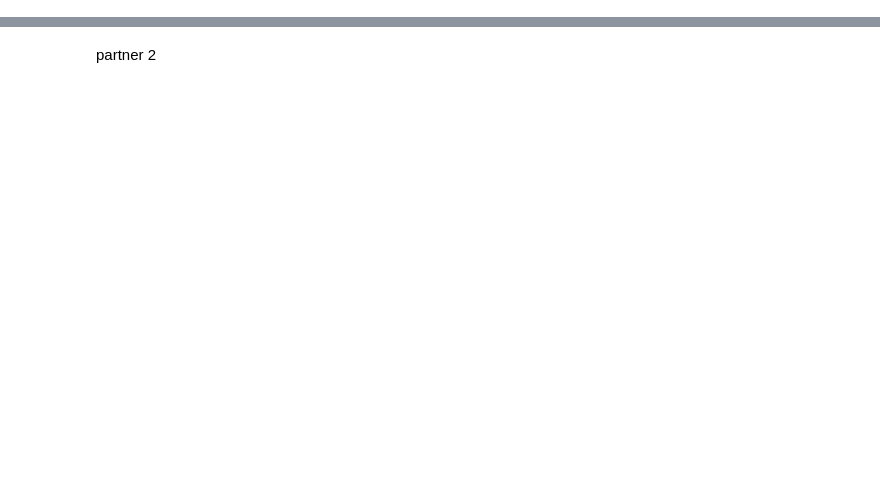
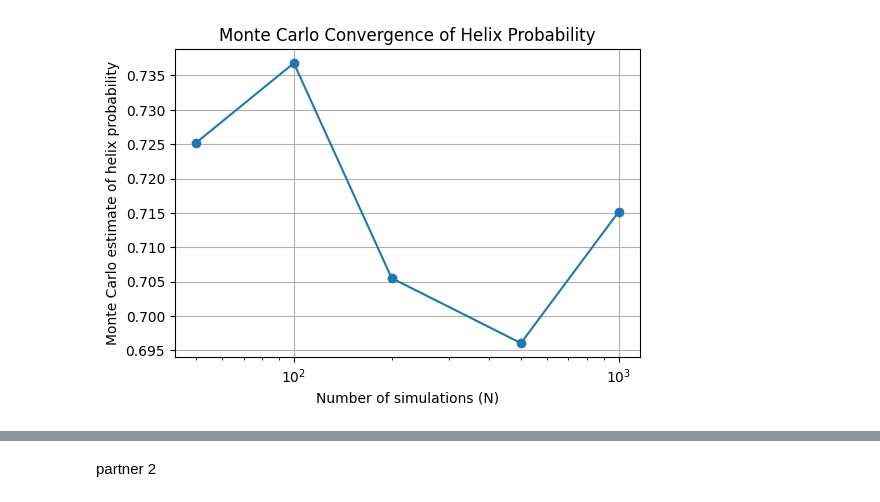
Before and after one commit to samaneh-m/Monte-Carlo-simulation, a Jupyter notebook: MC+SNIS.ipynb, the cells around one changed output, grey strips where cells are left out. Saved outputs shown, nothing was run; the diff lists cells and outputs as text; code cells hidden in the pictures; blank space fills up the shorter version.

```diff
--- a/MC+SNIS.ipynb
+++ b/MC+SNIS.ipynb
@@ -186,3 +185,15 @@ N=1000 | MC=0.7135 | SNIS=0.7131
+# %%
+# Plot convergence of the MC point estimate
+plt.figure(figsize=(6,4))
+plt.plot(Ns, mc_vals, marker='o')
+plt.xscale("log")
+plt.xlabel("Number of simulations (N)")
+plt.ylabel("Monte Carlo estimate of helix probability")
+plt.title("Monte Carlo Convergence of Helix Probability")
+plt.grid(True)
+plt.show()
+# %% [output]
+[figure, added]
 # %%
 # ===============================
 # Plot
```
Also changed, not shown: parts of 12 cells of this notebook.
